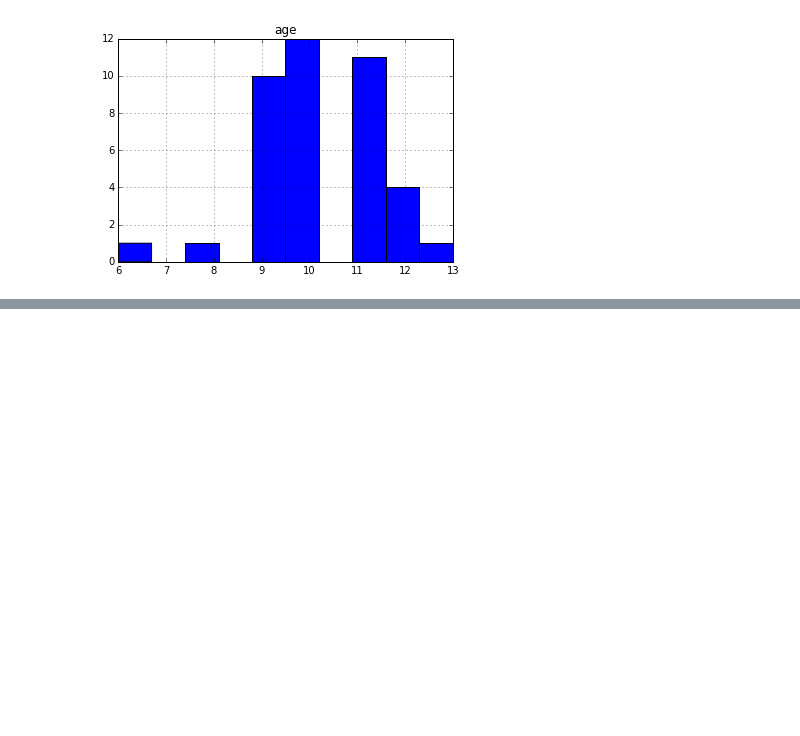
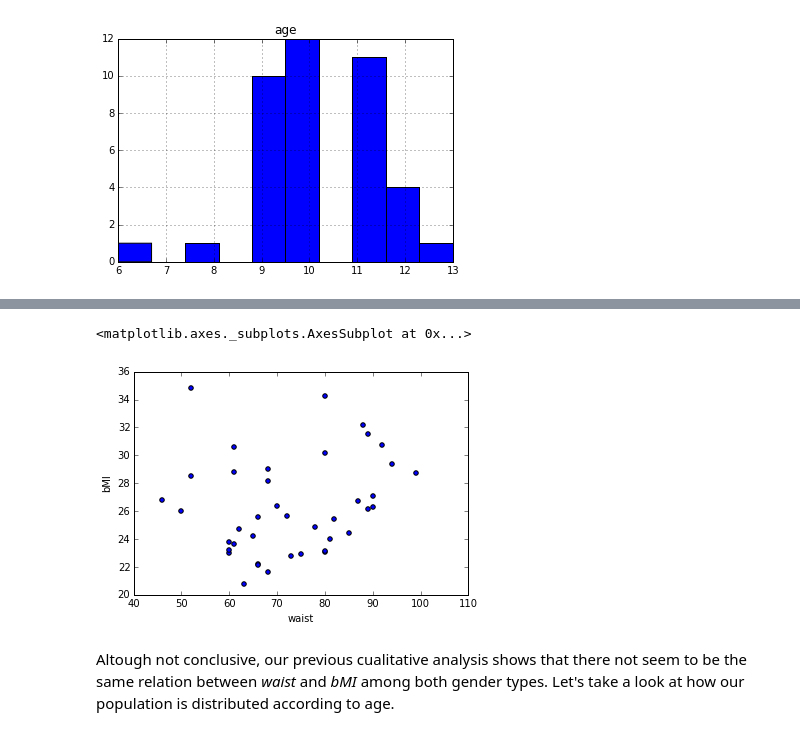
Before and after one commit to renegarcia/somenotebooksondatascience, a Jupyter notebook: healthinyucatan/Health in yucatan.ipynb, the cells around one changed output, grey strips where cells are left out. Drawn from its saved outputs; the diff is of its cells as text; code cells hidden in the pictures; blank space fills up the shorter version.

```diff
--- a/healthinyucatan/Health in yucatan.ipynb
+++ b/healthinyucatan/Health in yucatan.ipynb
@@ -157,0 +202,8 @@ database.hist?
+# %%
+lastControl2 = lastControl.loc[lastControl.gender == 2]
+lastControl2.plot(x='waist', y='bMI', kind='scatter')
+# %% [output]
+<matplotlib.axes._subplots.AxesSubplot at 0x...>
+[figure, added]
+# %% [markdown]
+Altough not conclusive, our previous cualitative analysis shows that there not seem to be the same relation between *waist* and *bMI* among both gender types. Let's take a look at how our population is distributed according to age.
```
Also changed, not shown: parts of 17 cells of this notebook.
